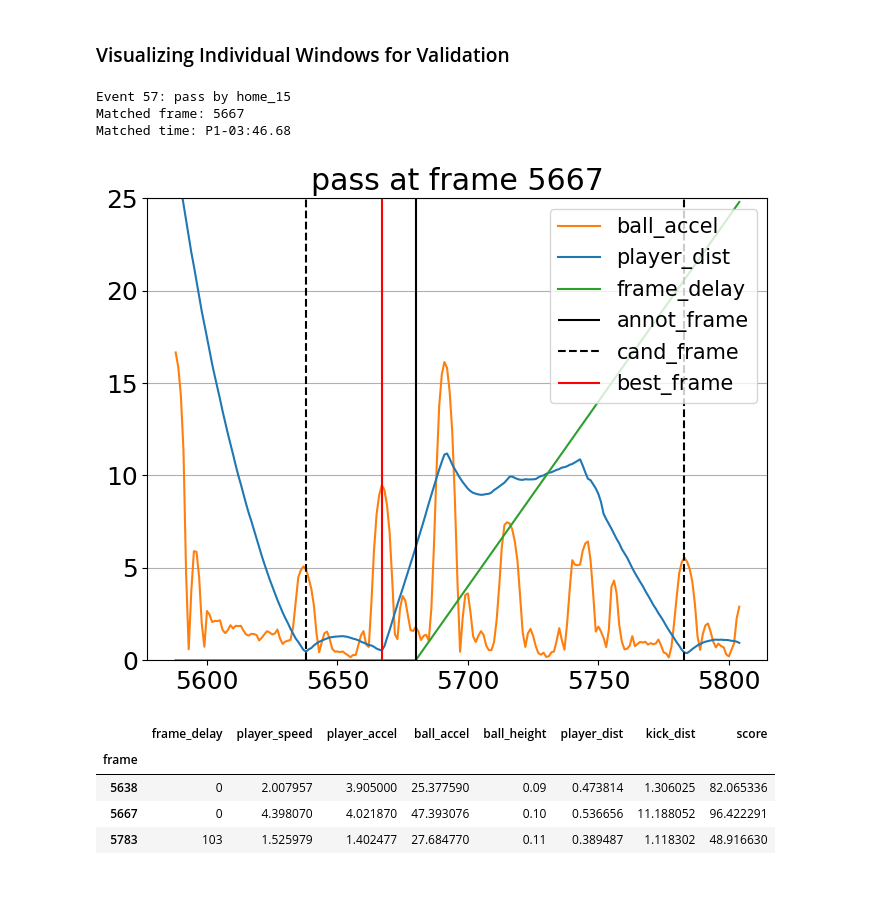
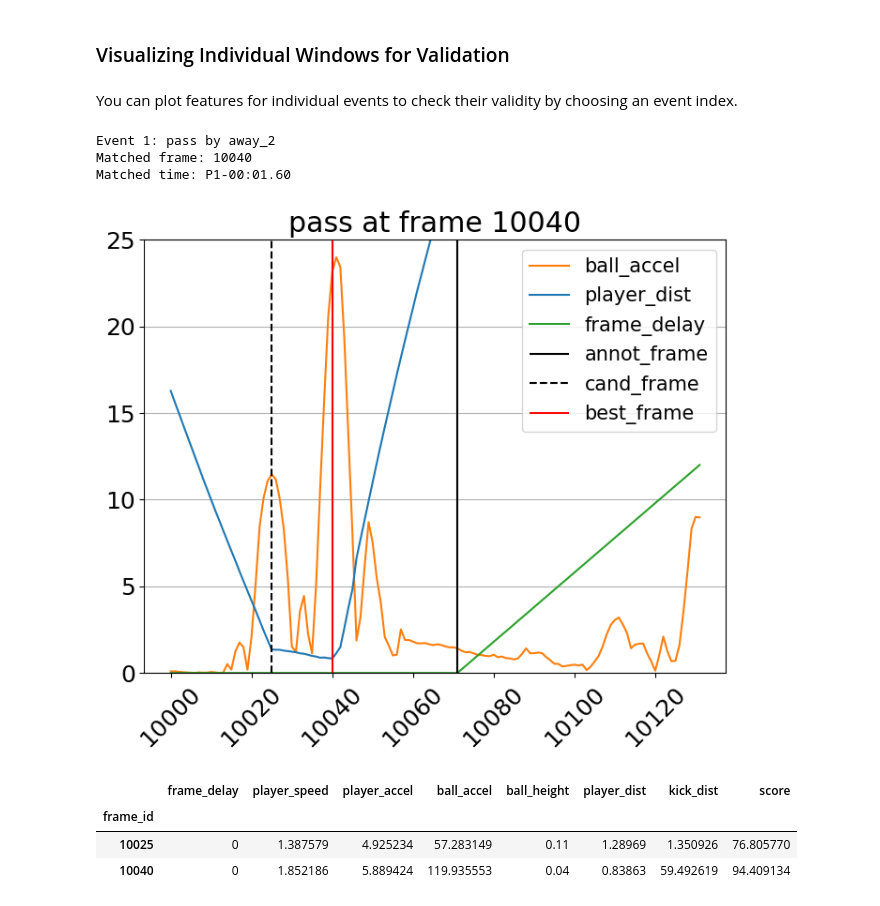
Before and after one commit to hyunsungkim-ds/elastic, a Jupyter notebook: tutorial.ipynb, the cells around one changed output. Drawn from its saved outputs; the diff is of its cells as text; code cells hidden in the pictures.

Commit message:
🧑‍💻 Update tutorial.ipynb to operate on Sportec Open Data

```diff
--- a/tutorial.ipynb
+++ b/tutorial.ipynb
@@ -2,22 +31,14 @@
 %load_ext autoreload
 %autoreload 2
 
-import os
+import pandas as pd
 
-import numpy as np
-import pandas as pd
-import matplotlib as mpl
-
-from sync import config
-from tools.stats_perform_data import StatsPerformData, find_spadl_event_types
 from sync.elastic import ELASTIC
+from tools.sportec_data import SportecData
 
 pd.set_option('display.width', 250)
 pd.set_option('display.max_rows', 50)
 pd.set_option('display.max_columns', 30)
-
-%matplotlib inline
-mpl.rcParams['animation.embed_limit'] = 100
 # %% [output]
 The autoreload extension is already loaded. To reload it, use:
   %reload_ext autoreload
@@ -52,0 +65,4 @@ input_tracking = match.format_tracking_for_syncer()
+# %%
+match_id = "J03WMX"
+match = SportecData(match_id)
+match.lineup.head()
@@ -58,17 +149,18 @@ syncer.run()
 # %% [markdown]
 ### Visualizing Individual Windows for Validation
+# %% [markdown]
+You can plot features for individual events to check their validity by choosing an event index.
 # %%
 # pass-like event
-syncer.plot_window_features(57)
+syncer.plot_window_features(1)
 # %% [output]
-Event 57: pass by home_15
-Matched frame: 5667
-Matched time: P1-03:46.68
+Event 1: pass by away_2
+Matched frame: 10040
+Matched time: P1-00:01.60
-[figure, old version]
+[figure, new version]
 |  | frame_delay | player_speed | player_accel | ball_accel | ball_height | player_dist | kick_dist | score |
-| frame |  |  |  |  |  |  |  |  |
-| 5638 | 0 | 2.007957 | 3.905000 | 25.377590 | 0.09 | 0.473814 | 1.306025 | 82.065336 |
-| 5667 | 0 | 4.398070 | 4.021870 | 47.393076 | 0.10 | 0.536656 | 11.188052 | 96.422291 |
-| 5783 | 103 | 1.525979 | 1.402477 | 27.684770 | 0.11 | 0.389487 | 1.118302 | 48.916630 |
+| frame_id |  |  |  |  |  |  |  |  |
+| 10025 | 0 | 1.387579 | 4.925234 | 57.283149 | 0.11 | 1.28969 | 1.350926 | 76.805770 |
+| 10040 | 0 | 1.852186 | 5.889424 | 119.935553 | 0.04 | 0.83863 | 59.492619 | 94.409134 |
 # %%
 # incoming event
```
Also changed, not shown: parts of 16 cells of this notebook, 2 other files.
